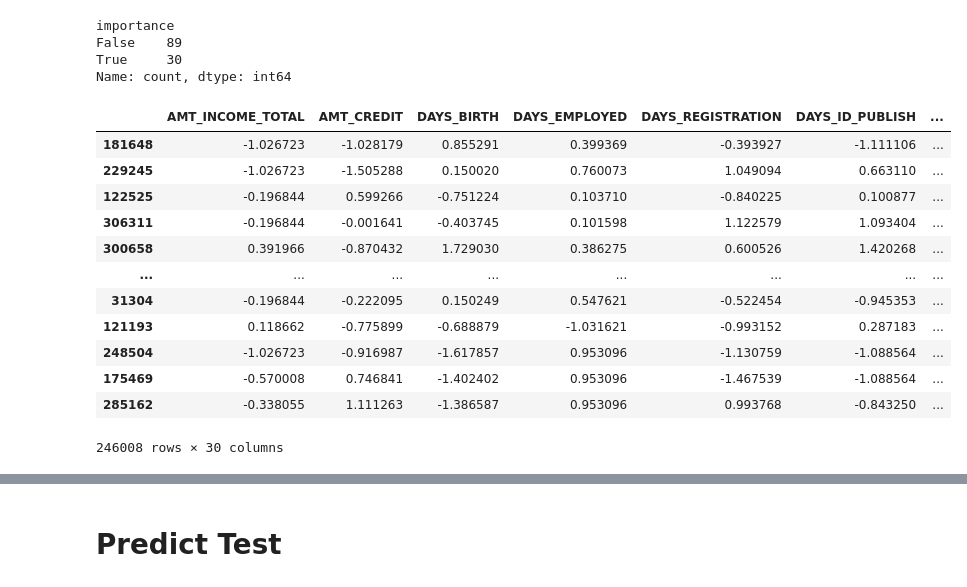
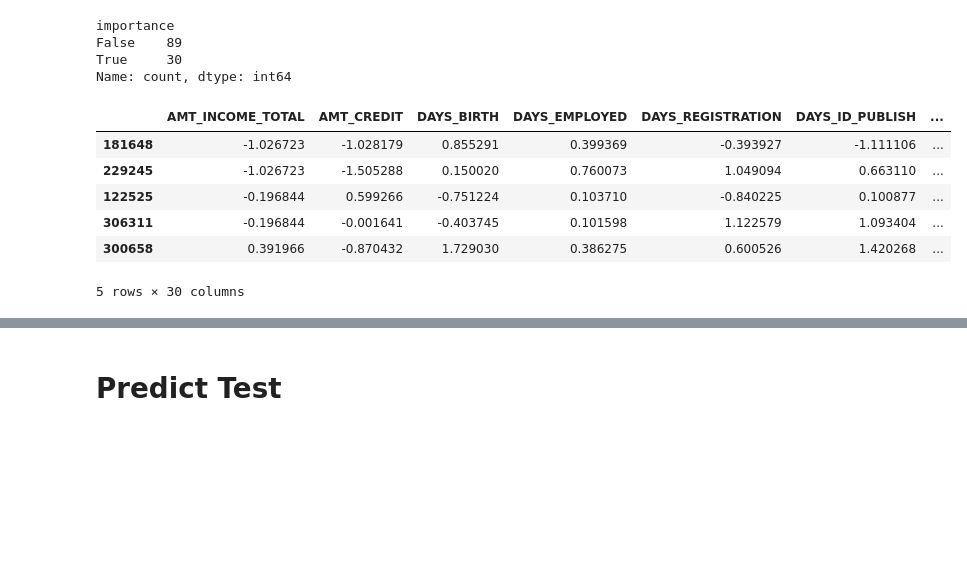
Before and after one commit to annahanslc/home-credit-default-risk-project, a Jupyter notebook: 1_Project_Notebook.ipynb, the cells around one changed output, grey strips where cells are left out. Saved outputs shown, nothing was run; the diff lists cells and outputs as text; code cells hidden in the pictures; blank space fills up the shorter version.

```diff
--- a/1_Project_Notebook.ipynb
+++ b/1_Project_Notebook.ipynb
@@ -112,9 +116,7 @@ preprocessor_outliers = ColumnTransformer([
 # list of the feature to keep
 
 cols_original_keep = ['NAME_CONTRACT_TYPE','CODE_GENDER','FLAG_OWN_CAR','FLAG_OWN_REALTY','CNT_CHILDREN','AMT_INCOME_TOTAL',
-             'AMT_CREDIT','AMT_ANNUITY',
-            #  'AMT_GOODS_PRICE', # drop due to high multicollinearity with AMT_CREDIT
-             'NAME_TYPE_SUITE','NAME_INCOME_TYPE','NAME_EDUCATION_TYPE',
+             'AMT_CREDIT','AMT_ANNUITY','NAME_TYPE_SUITE','NAME_INCOME_TYPE','NAME_EDUCATION_TYPE',
              'NAME_FAMILY_STATUS','NAME_HOUSING_TYPE','REGION_POPULATION_RELATIVE','DAYS_BIRTH','DAYS_EMPLOYED',
              'DAYS_REGISTRATION','DAYS_ID_PUBLISH','FLAG_EMP_PHONE','FLAG_WORK_PHONE','FLAG_PHONE','FLAG_EMAIL',
              'OCCUPATION_TYPE','CNT_FAM_MEMBERS','REGION_RATING_CLIENT','WEEKDAY_APPR_PROCESS_START',
@@ -189,7 +203,7 @@ preprocessor_imputing = ColumnTransformer([
 # %%
 # define the encoders
 
-ohe = OneHotEncoder(drop='if_binary', min_frequency=100, sparse_output=False)
+ohe = OneHotEncoder(drop='if_binary', min_frequency=100, sparse_output=False, handle_unknown='ignore')
 
 # list the encoding features
 
@@ -561,24 +623,18 @@ Name: count, dtype: int64
 # %%
 # apply the importance mask to the train and test
 
 X_train_imp = X_train_lowcol.loc[:, imp_mask]
 X_test_imp = X_test_lowcol.loc[:, imp_mask]
 
-X_train_imp
+X_train_imp.head()
 # %% [output]
 |  | AMT_INCOME_TOTAL | AMT_CREDIT | DAYS_BIRTH | DAYS_EMPLOYED | DAYS_REGISTRATION | DAYS_ID_PUBLISH | ... |
 | 181648 | -1.026723 | -1.028179 | 0.855291 | 0.399369 | -0.393927 | -1.111106 | ... |
 | 229245 | -1.026723 | -1.505288 | 0.150020 | 0.760073 | 1.049094 | 0.663110 | ... |
 | 122525 | -0.196844 | 0.599266 | -0.751224 | 0.103710 | -0.840225 | 0.100877 | ... |
 | 306311 | -0.196844 | -0.001641 | -0.403745 | 0.101598 | 1.122579 | 1.093404 | ... |
 | 300658 | 0.391966 | -0.870432 | 1.729030 | 0.386275 | 0.600526 | 1.420268 | ... |
-| ... | ... | ... | ... | ... | ... | ... | ... |
-| 31304 | -0.196844 | -0.222095 | 0.150249 | 0.547621 | -0.522454 | -0.945353 | ... |
-| 121193 | 0.118662 | -0.775899 | -0.688879 | -1.031621 | -0.993152 | 0.287183 | ... |
-| 248504 | -1.026723 | -0.916987 | -1.617857 | 0.953096 | -1.130759 | -1.088564 | ... |
-| 175469 | -0.570008 | 0.746841 | -1.402402 | 0.953096 | -1.467539 | -1.088564 | ... |
-| 285162 | -0.338055 | 1.111263 | -1.386587 | 0.953096 | 0.993768 | -0.843250 | ... |
-246008 rows × 30 columns
+5 rows × 30 columns
 # %%
 # re-train model
 
```
Also changed, not shown: parts of 25 cells of this notebook, 11 other files.
